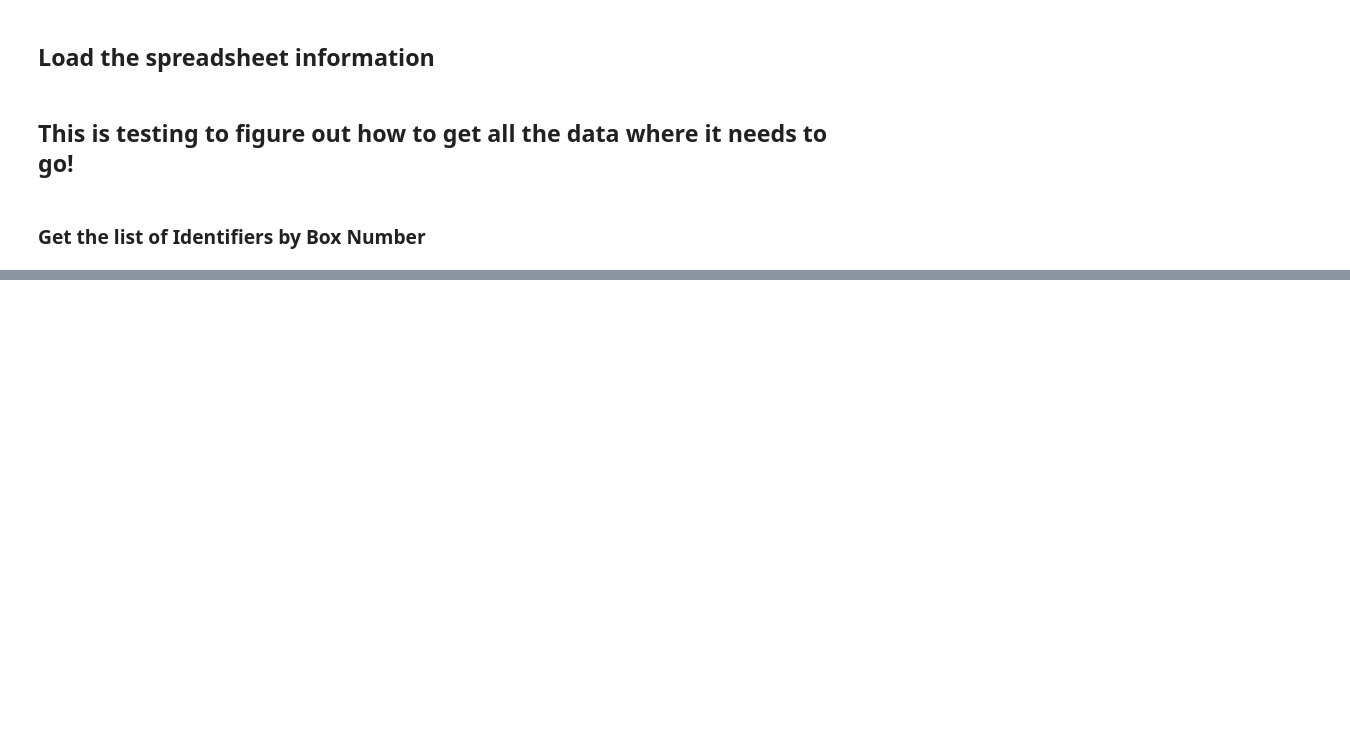
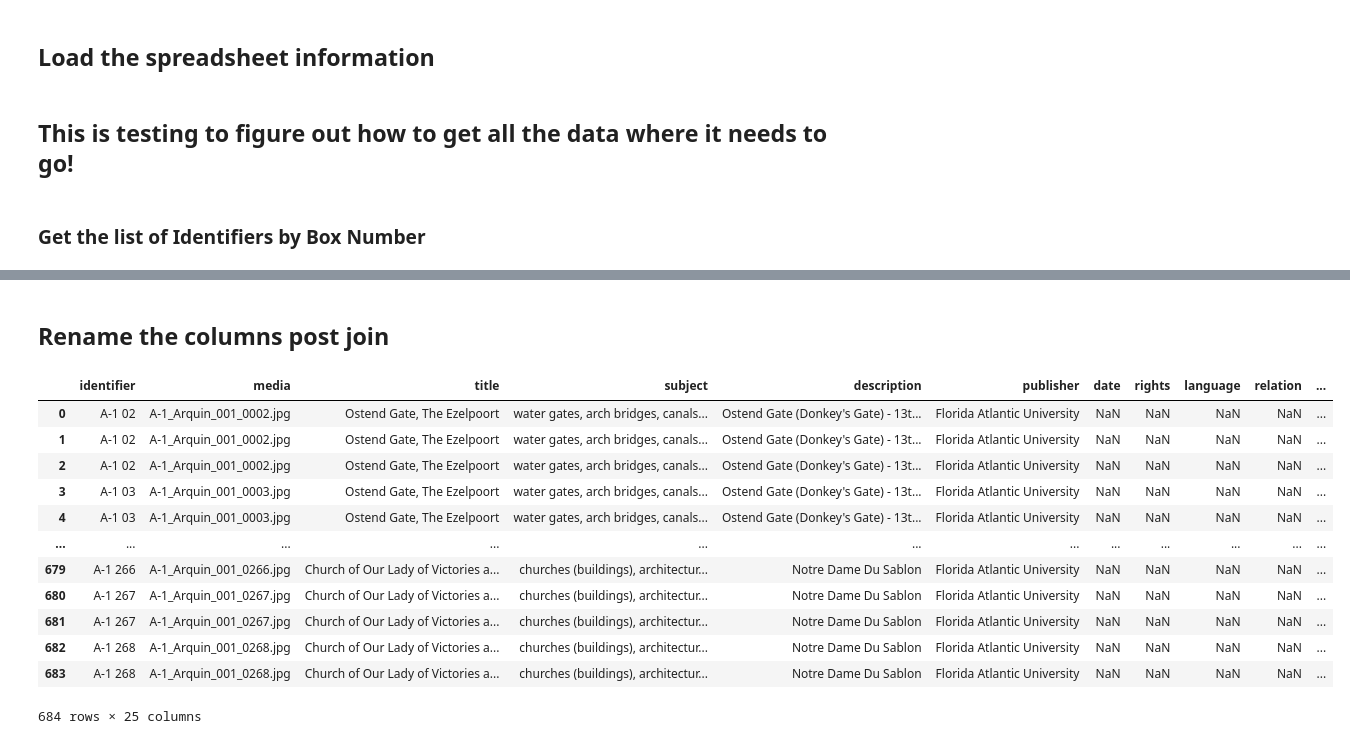
Before and after one commit to EthanDF/arquin, a Jupyter notebook: arquin_generate_output.ipynb, the cells around one changed output, grey strips where cells are left out. Saved outputs shown, nothing was run; the diff lists cells and outputs as text; code cells hidden in the pictures; blank space fills up the shorter version.

```diff
--- a/arquin_generate_output.ipynb
+++ b/arquin_generate_output.ipynb
@@ -83,6 +218,2 @@ box_with_trans_and_subjects[box_with_trans_and_subjects['identifier_x']=='A-1 02
 # %%
-box_with_trans[box_with_trans['identifier']=='A-1 02'][['identifier', 'media', 'title'
-    ,'Spanish (from Google)'
-    ,'Translation ES', 'Portuguese(from Google)', 'Translation PT'
-                                                        ,
-]]
+title_cols = ['title', 'Spanish (from Google)', 'Portuguese(from Google)']
@@ -112,2 +219,0 @@ box_with_trans[box_with_trans['identifier']=='A-1 02']
-# %%
-box_with_trans_and_subjects = box_with_trans.merge(df, on=['media'])
@@ -122,0 +220,4 @@ box_with_trans_and_subjects[box_with_trans_and_subjects['identifier_x']=='A-1 02
+# %%
+box_with_trans_and_subjects['title_trans'] = box_with_trans_and_subjects[title_cols].apply(lambda title_cols: ', '.join(title_cols.dropna()), axis=1)
+# %% [markdown]
+## Rename the columns post join
@@ -122,0 +293,19 @@ box_with_trans_and_subjects[box_with_trans_and_subjects['identifier_x']=='A-1 02
+# %%
+# show all the columns up to 500
+pd.set_option('display.max_columns', 500)
+# %%
+box_with_trans_and_subjects[FIELDS_TO_RETURN + FIELDS_PLUS_TITLES+ SUBJECT_TERMS]
+# %% [output]
+|  | identifier | media | title | subject | description | publisher | date | rights | language | relation | ... |
+| 0 | A-1 02 | A-1_Arquin_001_0002.jpg | Ostend Gate, The Ezelpoort | water gates, arch bridges, canals... | Ostend Gate (Donkey's Gate) - 13t... | Florida Atlantic University | NaN | NaN | NaN | NaN | ... |
+| 1 | A-1 02 | A-1_Arquin_001_0002.jpg | Ostend Gate, The Ezelpoort | water gates, arch bridges, canals... | Ostend Gate (Donkey's Gate) - 13t... | Florida Atlantic University | NaN | NaN | NaN | NaN | ... |
+| 2 | A-1 02 | A-1_Arquin_001_0002.jpg | Ostend Gate, The Ezelpoort | water gates, arch bridges, canals... | Ostend Gate (Donkey's Gate) - 13t... | Florida Atlantic University | NaN | NaN | NaN | NaN | ... |
+| 3 | A-1 03 | A-1_Arquin_001_0003.jpg | Ostend Gate, The Ezelpoort | water gates, arch bridges, canals... | Ostend Gate (Donkey's Gate) - 13t... | Florida Atlantic University | NaN | NaN | NaN | NaN | ... |
+| 4 | A-1 03 | A-1_Arquin_001_0003.jpg | Ostend Gate, The Ezelpoort | water gates, arch bridges, canals... | Ostend Gate (Donkey's Gate) - 13t... | Florida Atlantic University | NaN | NaN | NaN | NaN | ... |
+| ... | ... | ... | ... | ... | ... | ... | ... | ... | ... | ... | ... |
+| 679 | A-1 266 | A-1_Arquin_001_0266.jpg | Church of Our Lady of Victories a... | churches (buildings), architectur... | Notre Dame Du Sablon | Florida Atlantic University | NaN | NaN | NaN | NaN | ... |
+| 680 | A-1 267 | A-1_Arquin_001_0267.jpg | Church of Our Lady of Victories a... | churches (buildings), architectur... | Notre Dame Du Sablon | Florida Atlantic University | NaN | NaN | NaN | NaN | ... |
+| 681 | A-1 267 | A-1_Arquin_001_0267.jpg | Church of Our Lady of Victories a... | churches (buildings), architectur... | Notre Dame Du Sablon | Florida Atlantic University | NaN | NaN | NaN | NaN | ... |
+| 682 | A-1 268 | A-1_Arquin_001_0268.jpg | Church of Our Lady of Victories a... | churches (buildings), architectur... | Notre Dame Du Sablon | Florida Atlantic University | NaN | NaN | NaN | NaN | ... |
+| 683 | A-1 268 | A-1_Arquin_001_0268.jpg | Church of Our Lady of Victories a... | churches (buildings), architectur... | Notre Dame Du Sablon | Florida Atlantic University | NaN | NaN | NaN | NaN | ... |
+684 rows × 25 columns
```
Also changed, not shown: parts of 45 cells of this notebook, 3 other files.
